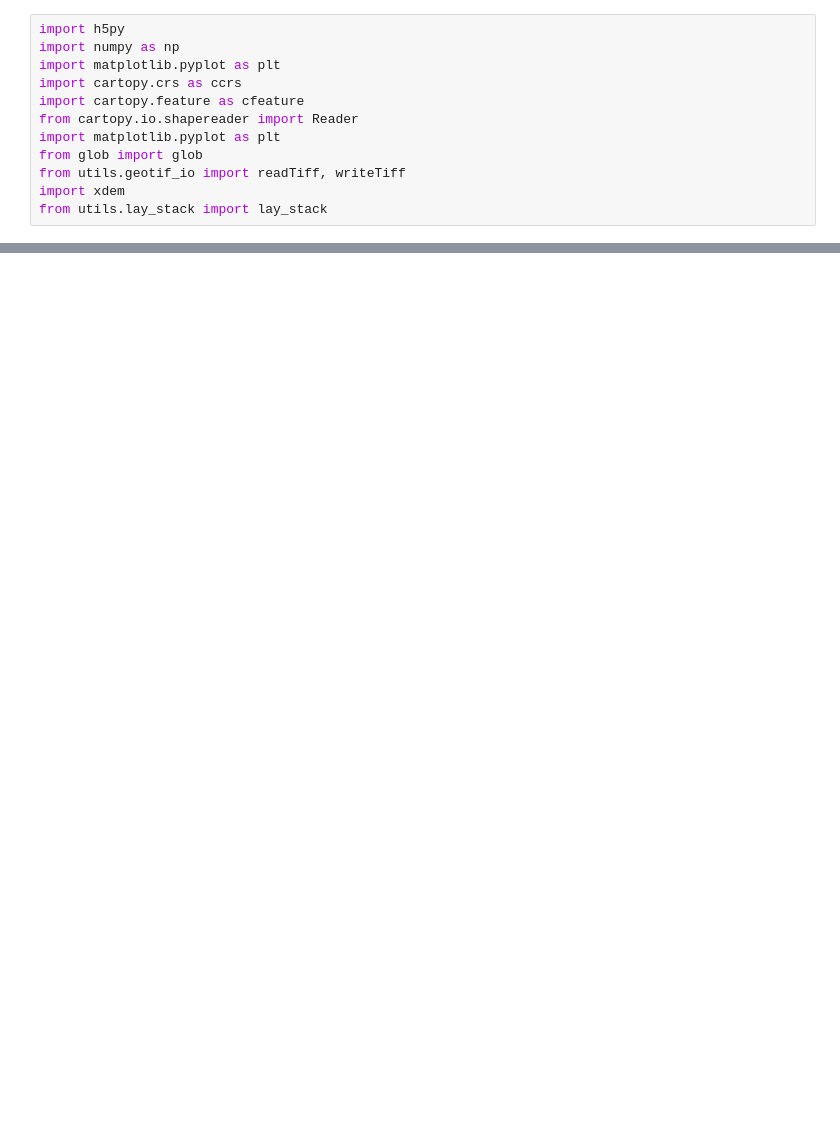
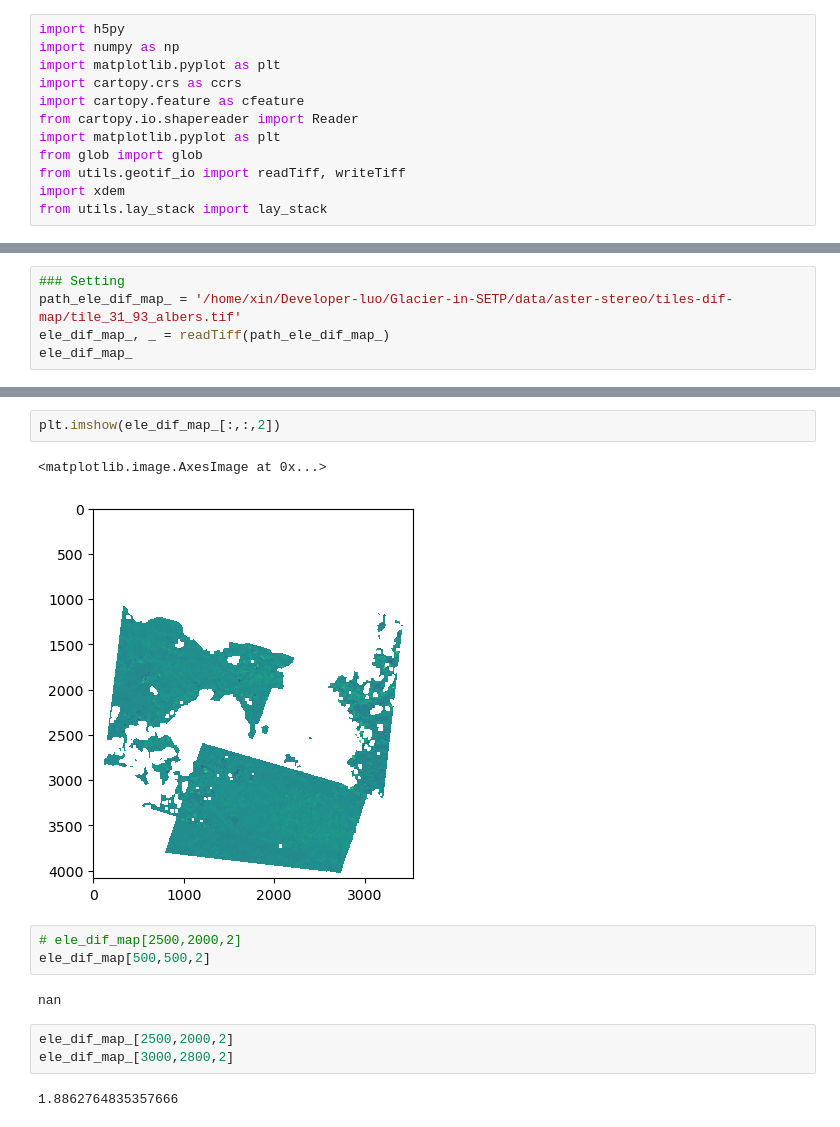
Before and after one commit to xinluo2018/Glacier-in-SETP, a Jupyter notebook: tmp.ipynb, the cells around one changed output, grey strips where cells are left out. Saved outputs shown, nothing was run; the diff lists cells and outputs as text; blank space fills up the shorter version.

```diff
--- a/tmp.ipynb
+++ b/tmp.ipynb
@@ -145,0 +41,5 @@ lay_stack_img_info
+# %%
+### Setting
+path_ele_dif_map_ = '/home/xin/Developer-luo/Glacier-in-SETP/data/aster-stereo/tiles-dif-map/tile_31_93_albers.tif'
+ele_dif_map_, _ = readTiff(path_ele_dif_map_)
+ele_dif_map_
@@ -145,0 +64,15 @@ lay_stack_img_info
+# %%
+plt.imshow(ele_dif_map_[:,:,2])
+# %% [output]
+<matplotlib.image.AxesImage at 0x...>
+[figure, added]
+# %%
+# ele_dif_map[2500,2000,2]
+ele_dif_map[500,500,2]
+# %% [output]
+nan
+# %%
+ele_dif_map_[2500,2000,2]
+ele_dif_map_[3000,2800,2]
+# %% [output]
+1.8862764835357666
```
Also changed, not shown: parts of 27 cells of this notebook, 8 other files.
